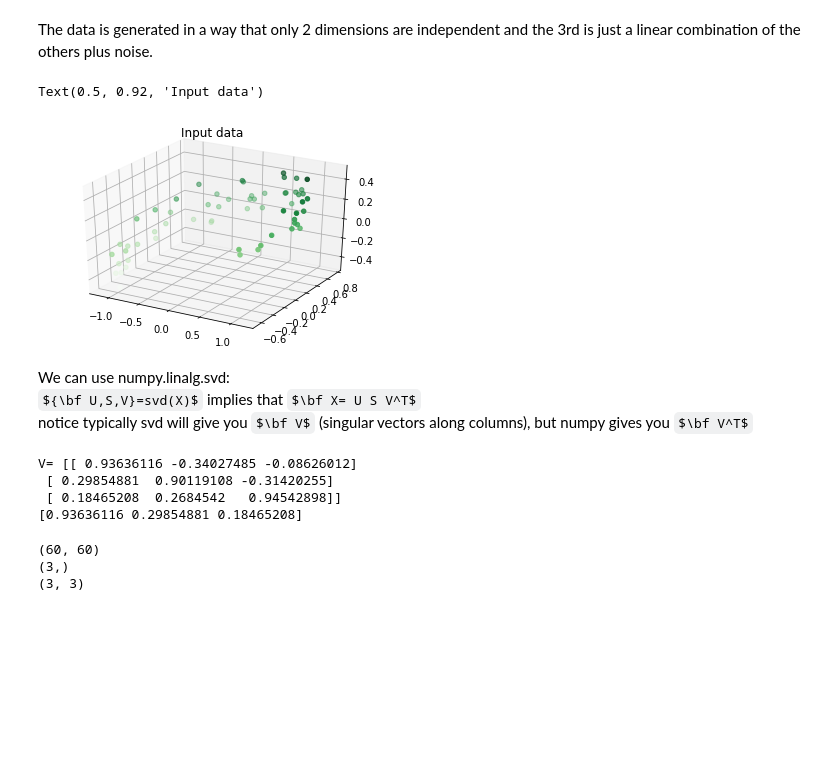
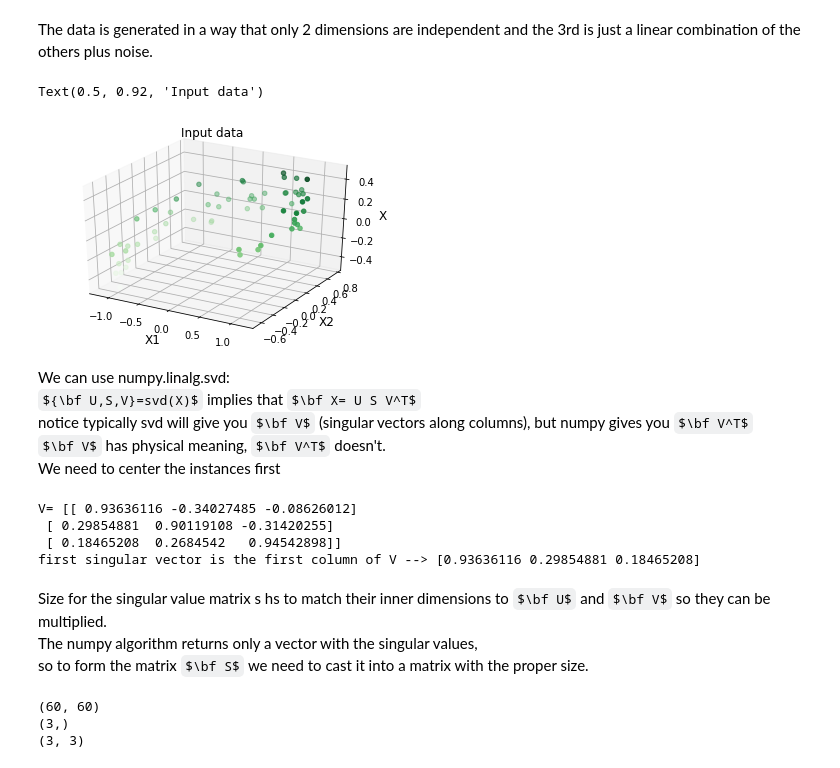
Before and after one commit to dtrad/geoml_course, a Jupyter notebook: Practice15DimRed.ipynb, the cells around one changed output. Cells and saved outputs as stored; diff of their text form; code cells hidden in the pictures; some formulas as TeX source; blank space fills up the shorter version.

```diff
--- a/Practice15DimRed.ipynb
+++ b/Practice15DimRed.ipynb
@@ -43,36 +43,45 @@ The data is generated in a way that only 2 dimensions are independent and the 3r
 # %%
 np.random.seed(4)
 m = 60
 w1, w2 = 0.1, 0.3
 noise = 0.1
 angles = np.random.rand(m) * 3 * np.pi / 2 - 0.5
 X = np.empty((m, 3))
 X[:, 0] = np.cos(angles) + np.sin(angles)/2 + noise * np.random.randn(m) / 2
 X[:, 1] = np.sin(angles) * 0.7 + noise * np.random.randn(m) / 2
 X[:, 2] = X[:, 0] * w1 + X[:, 1] * w2 + noise * np.random.randn(m)
 fig = plt.figure()
 ax = plt.axes(projection='3d')
 ax.scatter3D(X[:,0],X[:,1], X[:,2],c=X[:,2], cmap='Greens');
+ax.set_xlabel('X1',fontsize='12')
+ax.set_ylabel('X2',fontsize='12')
+ax.set_zlabel('X3',fontsize='12')
 plt.title('Input data')
 # %% [output]
 Text(0.5, 0.92, 'Input data')
-[figure, old version]
+[figure, new version]
 # %% [markdown]
 We can use numpy.linalg.svd:\
 ${\bf U,S,V}=svd(X)$ implies that $\bf X= U S V^T$\
-notice typically svd will give you $\bf V$ (singular vectors along columns), but numpy gives you $\bf V^T$
+notice typically svd will give you $\bf V$ (singular vectors along columns), but numpy gives you $\bf V^T$\
+$\bf V$ has physical meaning, $\bf V^T$ doesn't.\
+We need to center the instances first
 # %%
 XC = X - X.mean(axis=0)
 U, s, Vt = np.linalg.svd(XC)
 c1 = Vt.T[:, 0]
 c2 = Vt.T[:, 1]
 print("V=",Vt.T)
-print(c1)
+print("first singular vector is the first column of V -->",c1)
 # %% [output]
 V= [[ 0.93636116 -0.34027485 -0.08626012]
  [ 0.29854881  0.90119108 -0.31420255]
  [ 0.18465208  0.2684542   0.94542898]]
-[0.93636116 0.29854881 0.18465208]
+first singular vector is the first column of V --> [0.93636116 0.29854881 0.18465208]
+# %% [markdown]
+Size for the singular value matrix s hs to match their inner dimensions to $\bf U$ and $\bf V$ so they can be multiplied.\
+The numpy algorithm returns only a vector with the singular values, \
+so to form the matrix $\bf S$ we need to cast it into a matrix with the proper size.
 # %%
 print(U.shape)
 print(s.shape)
```
Also changed, not shown: parts of 8 cells of this notebook.
